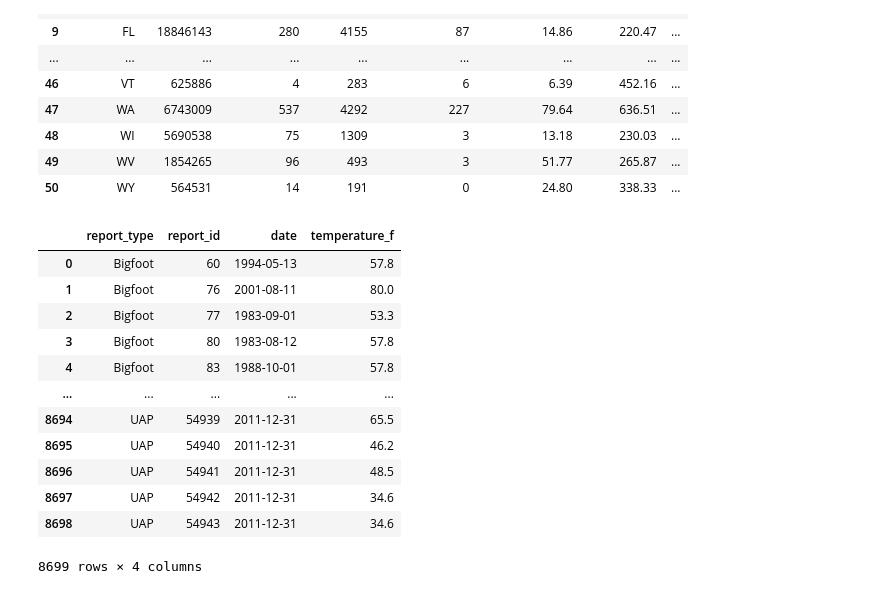
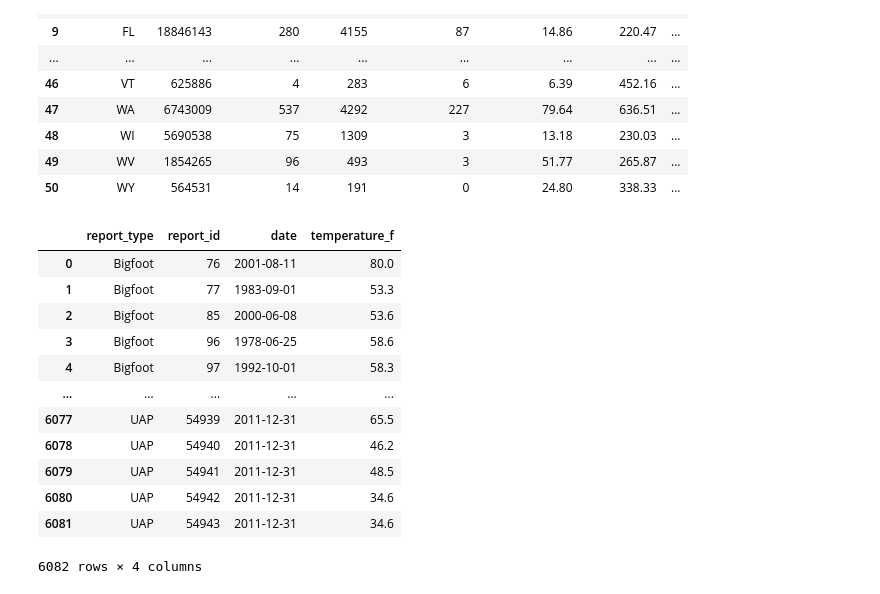
Before and after one commit to wslider/anomalous-sightings-archive, a Jupyter notebook: notebooks/anomalous_sightings_analysis.ipynb, the cells around one changed output. Cells and saved outputs as stored; diff of their text form; code cells hidden in the pictures.

Commit message:
added seperate bigfoot weather csv and table + bigfoot vs uap reports temperature histogram plot

```diff
--- a/notebooks/anomalous_sightings_analysis.ipynb
+++ b/notebooks/anomalous_sightings_analysis.ipynb
@@ -1840,43 +1910,43 @@ states_result
 # %%
 sighting_temp_query = """
 
 SELECT
     'Bigfoot' as report_type,
     bf_id as report_id,
     full_date as date,
-    temperature_mid as temperature_f
+    temperature_f
 FROM
-    bigfoot_reports
+    bigfoot_weather
 
 UNION ALL
 
 SELECT
     'UAP' as report_type,
     w.uap_id as report_id,
     u.full_date as date,
     w.temperature_f as temperature_f
 FROM
     us_uap_2011_weather w
 INNER JOIN
     uap_reports u
 ON
     w.uap_id = u.uap_id
 
 """
 
 sighting_temp_result = pd.read_sql(sighting_temp_query, connection)
 sighting_temp_result
 # %% [output]
 |  | report_type | report_id | date | temperature_f |
-| 0 | Bigfoot | 60 | 1994-05-13 | 57.8 |
-| 1 | Bigfoot | 76 | 2001-08-11 | 80.0 |
-| 2 | Bigfoot | 77 | 1983-09-01 | 53.3 |
-| 3 | Bigfoot | 80 | 1983-08-12 | 57.8 |
-| 4 | Bigfoot | 83 | 1988-10-01 | 57.8 |
+| 0 | Bigfoot | 76 | 2001-08-11 | 80.0 |
+| 1 | Bigfoot | 77 | 1983-09-01 | 53.3 |
+| 2 | Bigfoot | 85 | 2000-06-08 | 53.6 |
+| 3 | Bigfoot | 96 | 1978-06-25 | 58.6 |
+| 4 | Bigfoot | 97 | 1992-10-01 | 58.3 |
 | ... | ... | ... | ... | ... |
-| 8694 | UAP | 54939 | 2011-12-31 | 65.5 |
-| 8695 | UAP | 54940 | 2011-12-31 | 46.2 |
-| 8696 | UAP | 54941 | 2011-12-31 | 48.5 |
-| 8697 | UAP | 54942 | 2011-12-31 | 34.6 |
-| 8698 | UAP | 54943 | 2011-12-31 | 34.6 |
+| 6077 | UAP | 54939 | 2011-12-31 | 65.5 |
+| 6078 | UAP | 54940 | 2011-12-31 | 46.2 |
+| 6079 | UAP | 54941 | 2011-12-31 | 48.5 |
+| 6080 | UAP | 54942 | 2011-12-31 | 34.6 |
+| 6081 | UAP | 54943 | 2011-12-31 | 34.6 |
-8699 rows × 4 columns
+6082 rows × 4 columns
```
Also changed, not shown: parts of 18 cells of this notebook, 8 other files.
